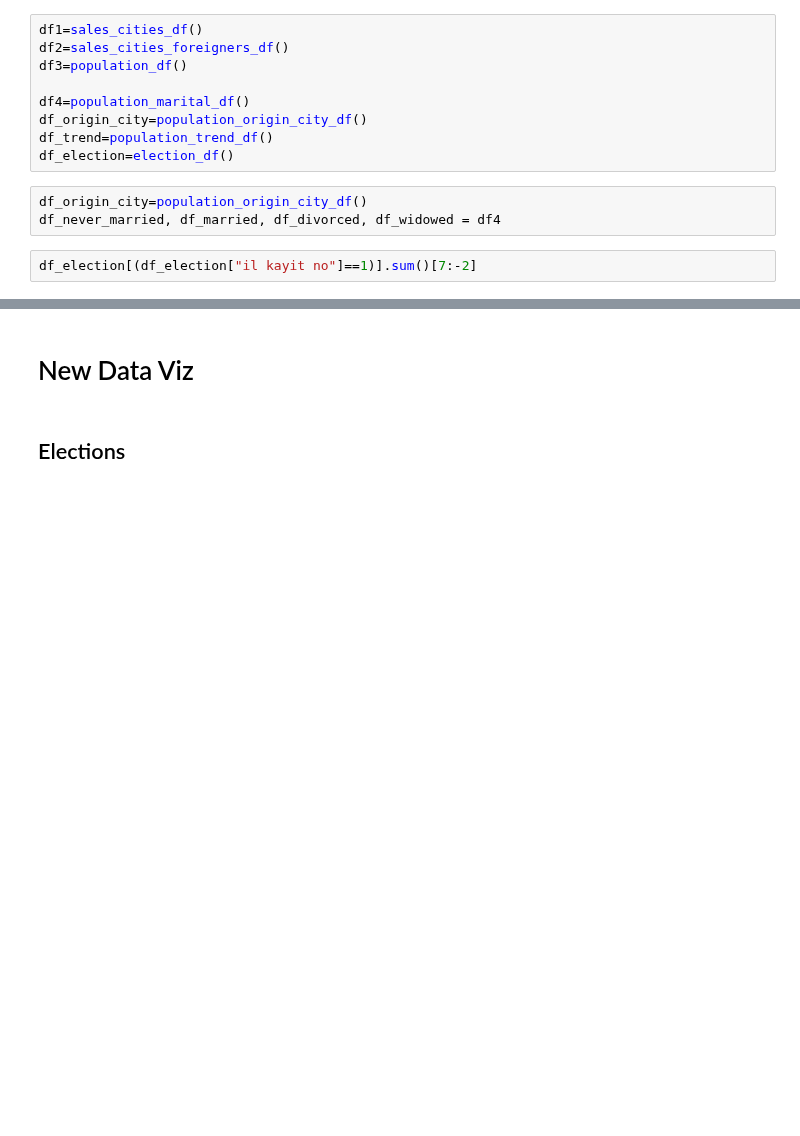
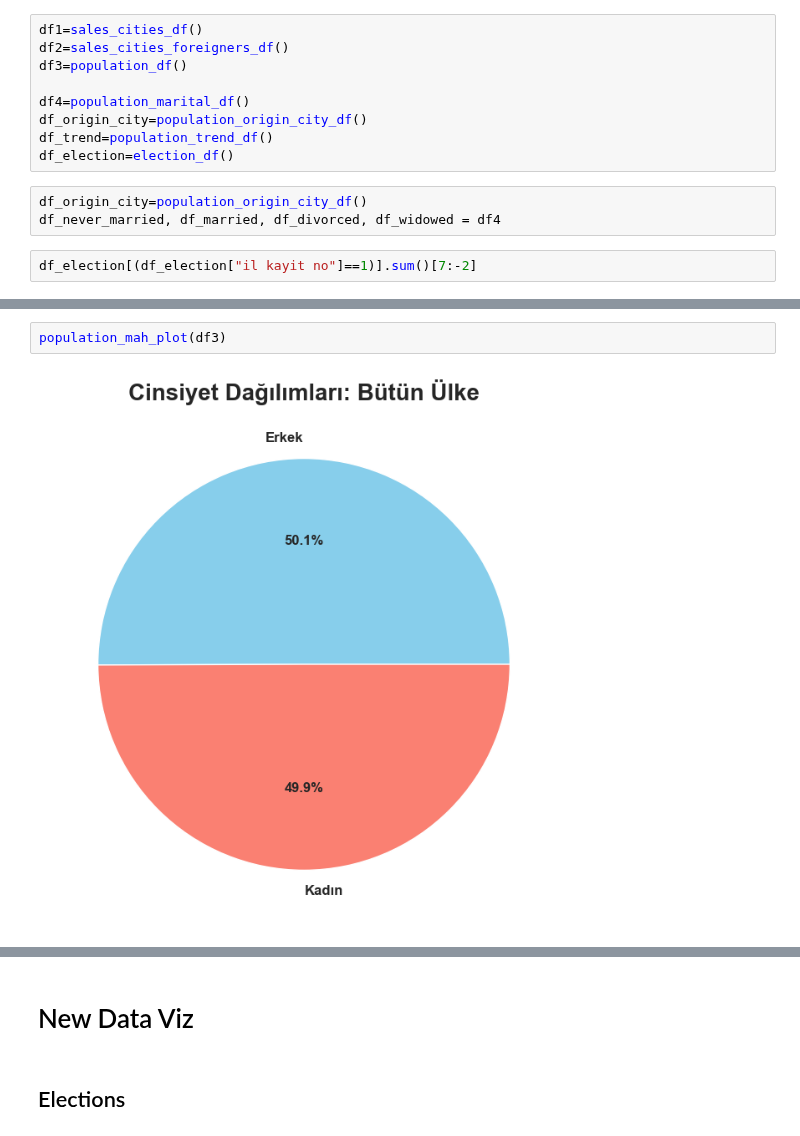
Before and after one commit to Zakerous76/analythings-viz-2-fastAPI-integration, a Jupyter notebook: plotly-py-viz-fastapi/developement.ipynb, the cells around one changed output, grey strips where cells are left out. Cells and saved outputs as stored; diff of their text form; blank space fills up the shorter version.

```diff
--- a/plotly-py-viz-fastapi/developement.ipynb
+++ b/plotly-py-viz-fastapi/developement.ipynb
@@ -123,0 +383,4 @@ df_election[(df_election["il kayit no"]==1)].sum()[7:-2]
+# %%
+population_mah_plot(df3)
+# %% [output]
+[figure, added]
```
Also changed, not shown: parts of 6 cells of this notebook, 8 other files.
